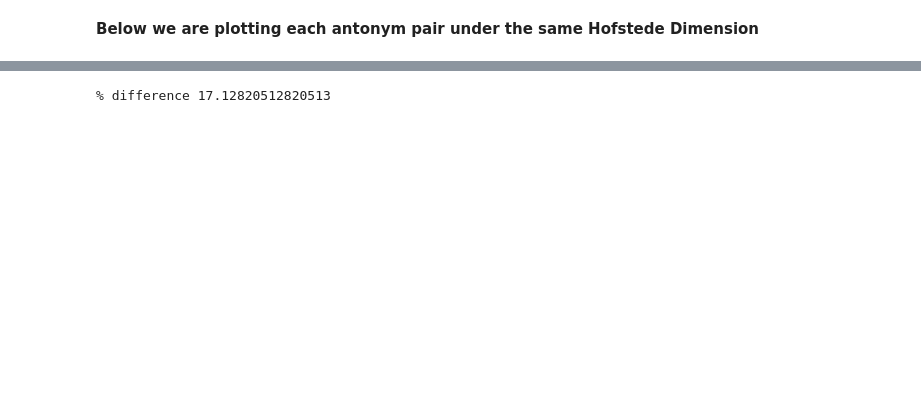
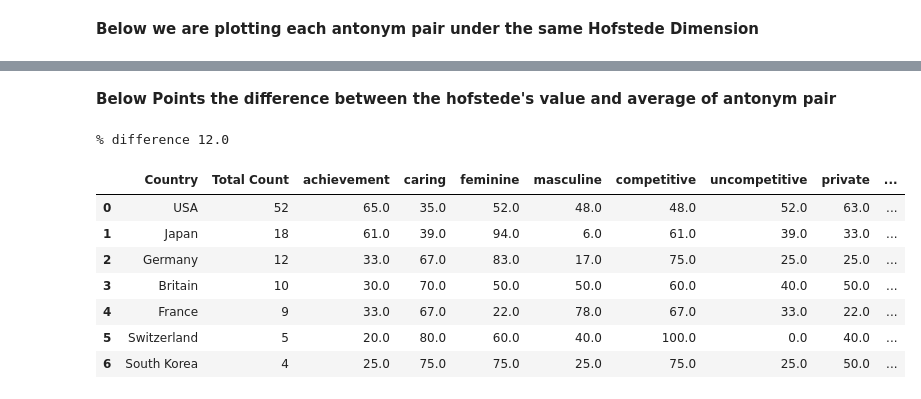
Before and after one commit to sreehari59/POLAR-WEBE, a Jupyter notebook: Polar_Embeddings_Plotting_VS_Two_Antonym_Pair.ipynb, the cells around one changed output, grey strips where cells are left out. Saved outputs shown, nothing was run; the diff lists cells and outputs as text; code cells hidden in the pictures; blank space fills up the shorter version.

```diff
--- a/Polar_Embeddings_Plotting_VS_Two_Antonym_Pair.ipynb
+++ b/Polar_Embeddings_Plotting_VS_Two_Antonym_Pair.ipynb
@@ -48,4 +66,7 @@ polar_list_company_name = polar_embedding_company.iloc[:,0]
 character_1_list = polar_embedding_company['achievementcaring']
 character_2_list = polar_embedding_company['femininemasculine']
 character_3_list = polar_embedding_company['competitiveuncompetitive']
-print(character_1_list)
+
+
+character_4_list = polar_embedding_company['privatepublic']
+#print(character_1_list)
@@ -68,6 +76,9 @@ length = (polar_list_company_name.size)
 character_1 = "achievement-caring"
 character_2 = "feminine-masculine"
 character_3 = "competitive-uncompetitive"
+
+character_4 = "private-public"
+
 company_location=[]
 fortune_company_name = []
 company_index=0;
@@ -101,7 +112,8 @@ data = {
         'Location': company_location,
         character_1 : character_1_list,
         character_2 : character_2_list,
-        character_3 : character_3_list}
+        character_3 : character_3_list,
+        character_4 : character_4_list}
 
 df = pd.DataFrame(data)
 print(df.head())
@@ -249,16 +287,26 @@ fig.show()
 **Below we accept the input from user for a single hofstede's Dimension**
 # %%
 # user will input their antonym pairs and t will be added to the list
-input_list = ['achievement-caring','feminine-masculine','competitive-uncompetitive']
+input_list = ['achievement-caring','feminine-masculine','competitive-uncompetitive','private-public'  ]
 company_df=total_company_df
 
 # we then find the number of companies grouped on the basis of location
 for i in input_list:
+
+  subset_df2 = new_df[new_df[i] < 0]
+  company_inclined_to_left_polar_df1 = subset_df2['Location'].value_counts()
+  left_polar = i.split("-")[0]
+  company_inclined_to_left_polar_df1 = pd.DataFrame({'Country':company_inclined_to_left_polar_df1.index, left_polar :company_inclined_to_left_polar_df1.values})
+  company_df=pd.merge(company_df, company_inclined_to_left_polar_df1, how='left',on='Country')
+  company_df[left_polar] = round( company_df[left_polar] / company_df.iloc[:,1] * 100)
+
   subset_df1 = new_df[new_df[i] > 0]
   company_inclined_to_right_polar_df1 = subset_df1['Location'].value_counts()
-  company_inclined_to_right_polar_df1 = pd.DataFrame({'Country':company_inclined_to_right_polar_df1.index, i :company_inclined_to_right_polar_df1.values})
+  right_polar = i.split("-")[1]
+  company_inclined_to_right_polar_df1 = pd.DataFrame({'Country':company_inclined_to_right_polar_df1.index, right_polar :company_inclined_to_right_polar_df1.values})
   company_df=pd.merge(company_df, company_inclined_to_right_polar_df1, how='left',on='Country')
-  company_df[i] = company_df[i] / company_df.iloc[:,1] * 100
+  company_df[right_polar] = round( company_df[right_polar] / company_df.iloc[:,1] * 100)
+
 
 company_df = company_df.fillna(0)
 
@@ -342,3 +389,5 @@ total_sum = total_sum.values
+# %% [markdown]
+**Below Points the difference between the hofstede's value and average of antonym pair**
 # %%
 hofstede_df = pd.read_csv("/content/drive/MyDrive/Hofstede 6 dimensions.csv",sep=";")
 hofstede_df=hofstede_df[hofstede_df['pdi']!="#NULL!" ]
@@ -350,7 +399,7 @@ hofstede_dimension_value = 0
 
 for index,row in hofstede_df.iterrows():
 
-  if row['country'] == country_name:
+  if row['Country'] == country_name:
     hofstede_dimension_value = int(row[hofstede_dimension])
   elif row['ctr'] == country_name:
     hofstede_dimension_value = int(row[hofstede_dimension])
@@ -361,4 +410,16 @@ if hofstede_dimension_value > total_sum.mean():
 else:
   print("% difference",total_sum.mean() - hofstede_dimension_value )
 # %% [output]
-% difference 17.12820512820513
+% difference 12.0
+# %%
+merged_df = pd.merge(company_df, hofstede_df, how='left',on='Country')
+merged_df.head(10)
+# %% [output]
+|  | Country | Total Count | achievement | caring | feminine | masculine | competitive | uncompetitive | private | ... |
+| 0 | USA | 52 | 65.0 | 35.0 | 52.0 | 48.0 | 48.0 | 52.0 | 63.0 | ... |
+| 1 | Japan | 18 | 61.0 | 39.0 | 94.0 | 6.0 | 61.0 | 39.0 | 33.0 | ... |
+| 2 | Germany | 12 | 33.0 | 67.0 | 83.0 | 17.0 | 75.0 | 25.0 | 25.0 | ... |
+| 3 | Britain | 10 | 30.0 | 70.0 | 50.0 | 50.0 | 60.0 | 40.0 | 50.0 | ... |
+| 4 | France | 9 | 33.0 | 67.0 | 22.0 | 78.0 | 67.0 | 33.0 | 22.0 | ... |
+| 5 | Switzerland | 5 | 20.0 | 80.0 | 60.0 | 40.0 | 100.0 | 0.0 | 40.0 | ... |
+| 6 | South Korea | 4 | 25.0 | 75.0 | 75.0 | 25.0 | 75.0 | 25.0 | 50.0 | ... |
```
Also changed, not shown: parts of 12 cells of this notebook.
